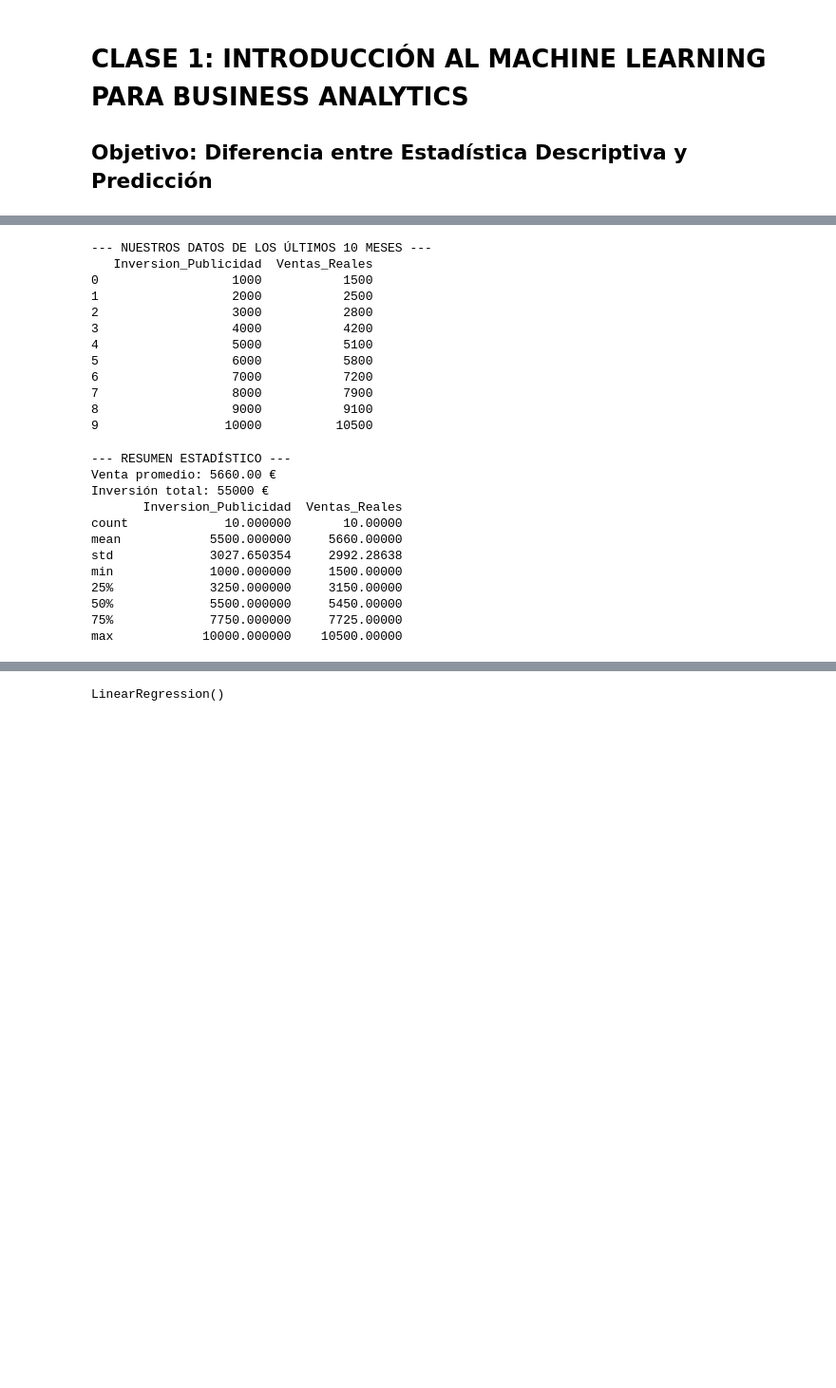
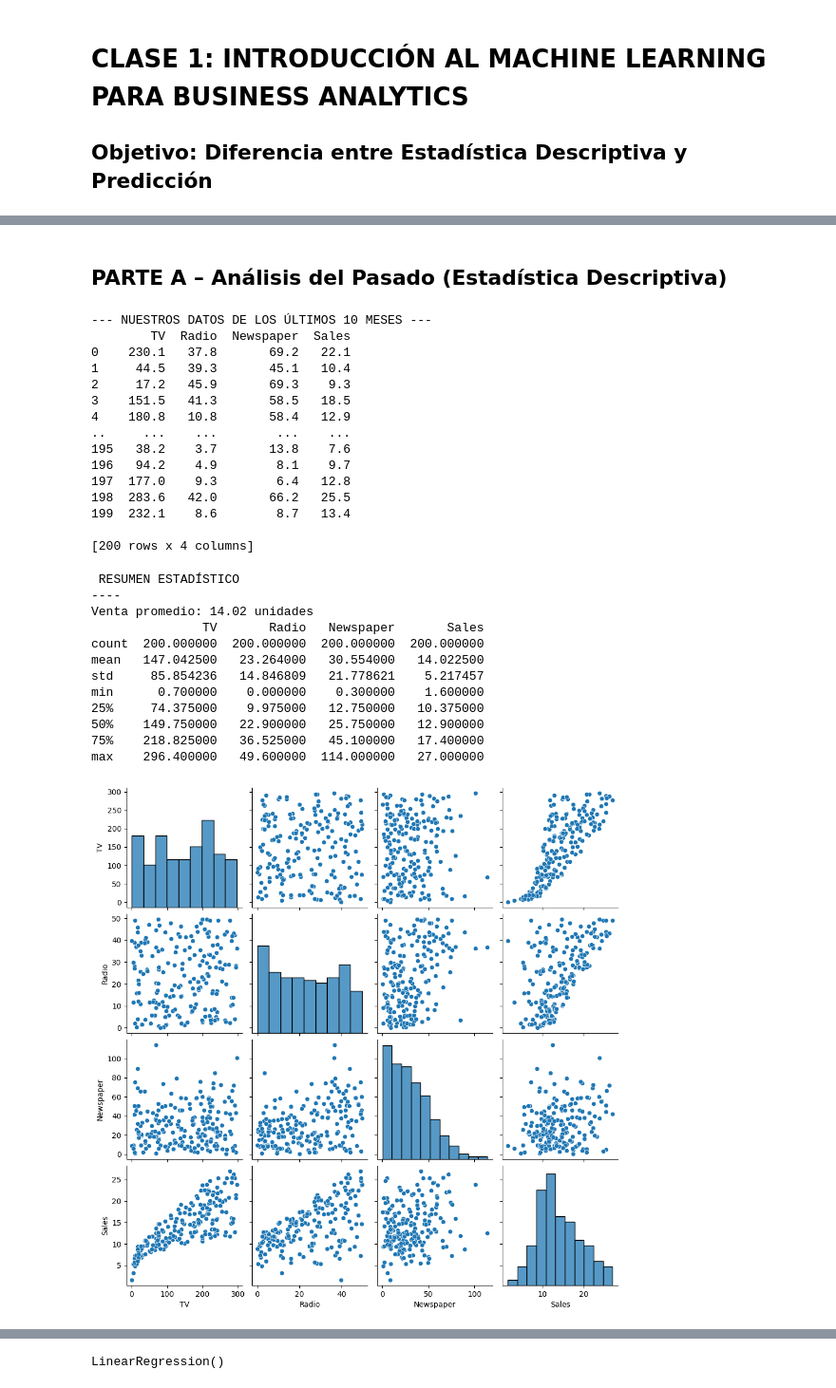
Before and after one commit to jfrometa-tlsi/UCV_ML_Course, a Jupyter notebook: ML1_Intro.ipynb, the cells around one changed output, grey strips where cells are left out. Shown at 95% size. Saved outputs shown, nothing was run; the diff lists cells and outputs as text; code cells hidden in the pictures; blank space fills up the shorter version.

```diff
--- a/ML1_Intro.ipynb
+++ b/ML1_Intro.ipynb
@@ -44,0 +44,2 @@ df = pd.DataFrame(data)
+# %% [markdown]
+## PARTE A – Análisis del Pasado (Estadística Descriptiva)
@@ -45,36 +49,45 @@ df = pd.DataFrame(data)
 # %%
-print("--- NUESTROS DATOS DE LOS ÚLTIMOS 10 MESES ---")
+print("--- NUESTROS DATOS ---")
+df.drop(columns=['Unnamed: 0'], inplace=True)
 print(df)
 # %% [output]
 --- NUESTROS DATOS DE LOS ÚLTIMOS 10 MESES ---
-   Inversion_Publicidad  Ventas_Reales
-0                  1000           1500
-1                  2000           2500
-2                  3000           2800
-3                  4000           4200
-4                  5000           5100
-5                  6000           5800
-6                  7000           7200
-7                  8000           7900
-8                  9000           9100
-9                 10000          10500
+        TV  Radio  Newspaper  Sales
+0    230.1   37.8       69.2   22.1
+1     44.5   39.3       45.1   10.4
+2     17.2   45.9       69.3    9.3
+3    151.5   41.3       58.5   18.5
+4    180.8   10.8       58.4   12.9
+..     ...    ...        ...    ...
+195   38.2    3.7       13.8    7.6
+196   94.2    4.9        8.1    9.7
+197  177.0    9.3        6.4   12.8
+198  283.6   42.0       66.2   25.5
+199  232.1    8.6        8.7   13.4
+
+[200 rows x 4 columns]
 # %%
-# 3. ESTADÍSTICA DESCRIPTIVA (Lo que ya conocen)
-print("\n--- RESUMEN ESTADÍSTICO ---")
-print(f"Venta promedio: {df['Ventas_Reales'].mean():.2f} €")
-print(f"Inversión total: {df['Inversion_Publicidad'].sum()} €")
+
+print("\n RESUMEN ESTADÍSTICO")
+print("----")
+print(f"Venta promedio: {df['Sales'].mean():.2f} unidades")
 print(df.describe())
 # %% [output]
---- RESUMEN ESTADÍSTICO ---
-Venta promedio: 5660.00 €
-Inversión total: 55000 €
-       Inversion_Publicidad  Ventas_Reales
-count             10.000000       10.00000
-mean            5500.000000     5660.00000
-std             3027.650354     2992.28638
-min             1000.000000     1500.00000
-25%             3250.000000     3150.00000
-50%             5500.000000     5450.00000
-75%             7750.000000     7725.00000
-max            10000.000000    10500.00000
+ RESUMEN ESTADÍSTICO
+----
+Venta promedio: 14.02 unidades
+               TV       Radio   Newspaper       Sales
+count  200.000000  200.000000  200.000000  200.000000
+mean   147.042500   23.264000   30.554000   14.022500
+std     85.854236   14.846809   21.778621    5.217457
+min      0.700000    0.000000    0.300000    1.600000
+25%     74.375000    9.975000   12.750000   10.375000
+50%    149.750000   22.900000   25.750000   12.900000
+75%    218.825000   36.525000   45.100000   17.400000
+max    296.400000   49.600000  114.000000   27.000000
+# %%
+sns.pairplot(df)
+plt.show()
+# %% [output]
+[figure, added]
 # %%
```
Also changed, not shown: parts of 9 cells of this notebook.
